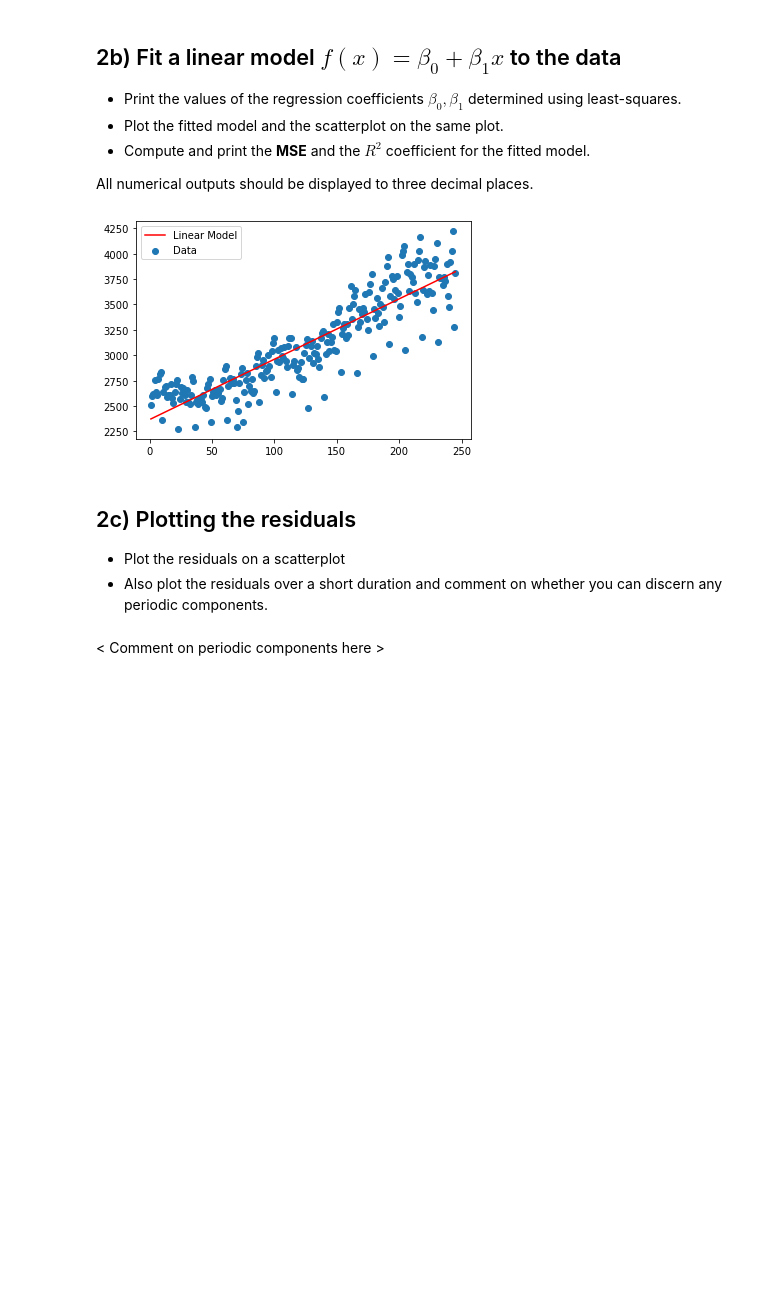
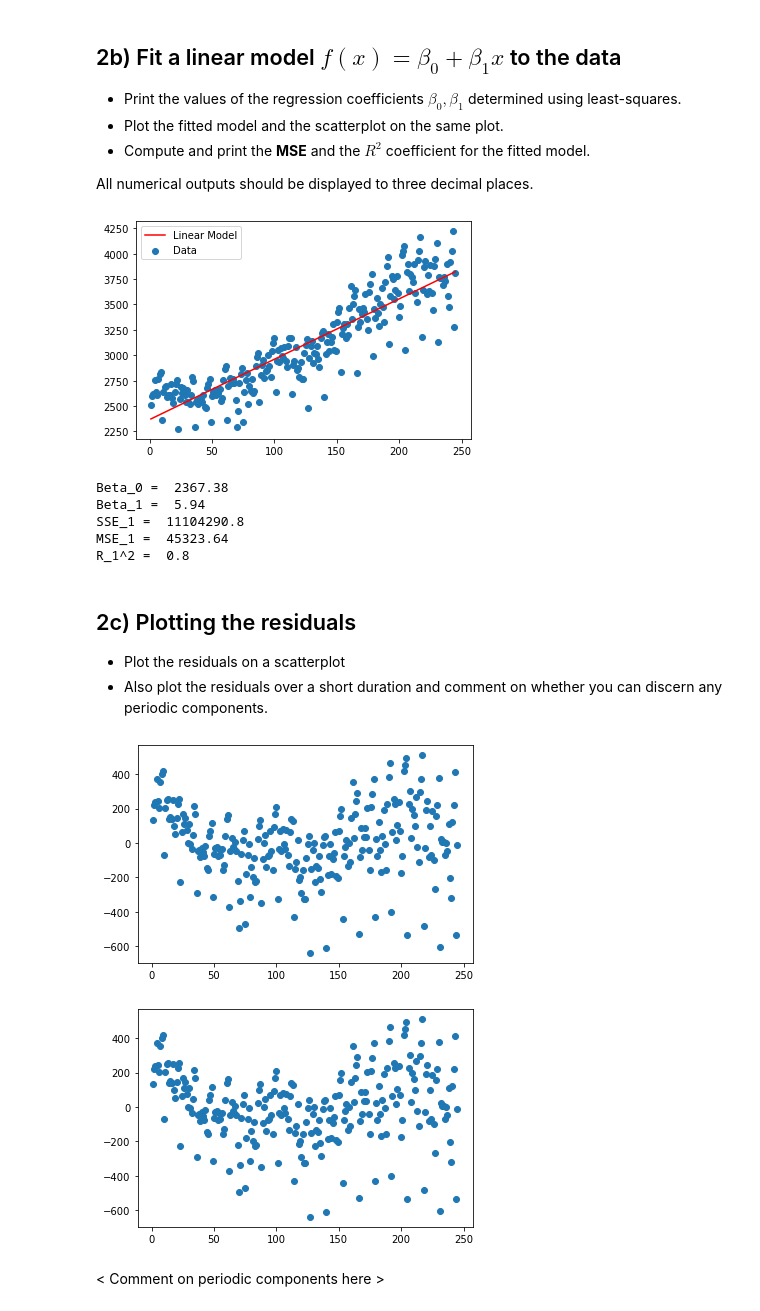
Before and after one commit to cmr67/IB-Data-Science, a Jupyter notebook: Exercises/03 Exercise Notebook 3.ipynb, the cells around one changed output. Cells and saved outputs as stored; diff of their text form; code cells hidden in the pictures; blank space fills up the shorter version.

Commit message:
2c plots

```diff
--- a/Exercises/03 Exercise Notebook 3.ipynb
+++ b/Exercises/03 Exercise Notebook 3.ipynb
@@ -114,8 +114,23 @@ fit_0 = np.mean(yvals) * all_ones
 
 SSE_0 = np.linalg.norm(yvals - fit_0)**2
 SSE_1 = np.linalg.norm(yvals - fit_lin)**2
+
+MSE_1 = SSE_1 / (np.size(yvals))
+
+R_1 = 1 - SSE_1 / SSE_0
+
+print('Beta_0 = ', np.round(beta_lin[0], 2))
+print('Beta_1 = ', np.round(beta_lin[1], 2))
+print('SSE_1 = ', np.round(SSE_1, 2))
+print('MSE_1 = ', np.round(MSE_1, 2))
+print('R_1^2 = ', np.round(R_1, 2))
 # %% [output]
 [figure]
+Beta_0 =  2367.38
+Beta_1 =  5.94
+SSE_1 =  11104290.8
+MSE_1 =  45323.64
+R_1^2 =  0.8
 # %% [markdown]
 ## 2c)  Plotting the residuals
 
@@ -126,3 +139,14 @@ SSE_1 = np.linalg.norm(yvals - fit_lin)**2
+# %%
+# Your code here
+plt.scatter(xvals, resid)
+plt.show()
+
+plt.scatter(xvals, resid)
+plt.axis()
+plt.show()
+# %% [output]
+[figure, added]
+[figure, added]
 # %% [markdown]
 < Comment on periodic components here >
 # %% [markdown]
```
Also changed, not shown: parts of 1 cell of this notebook.
